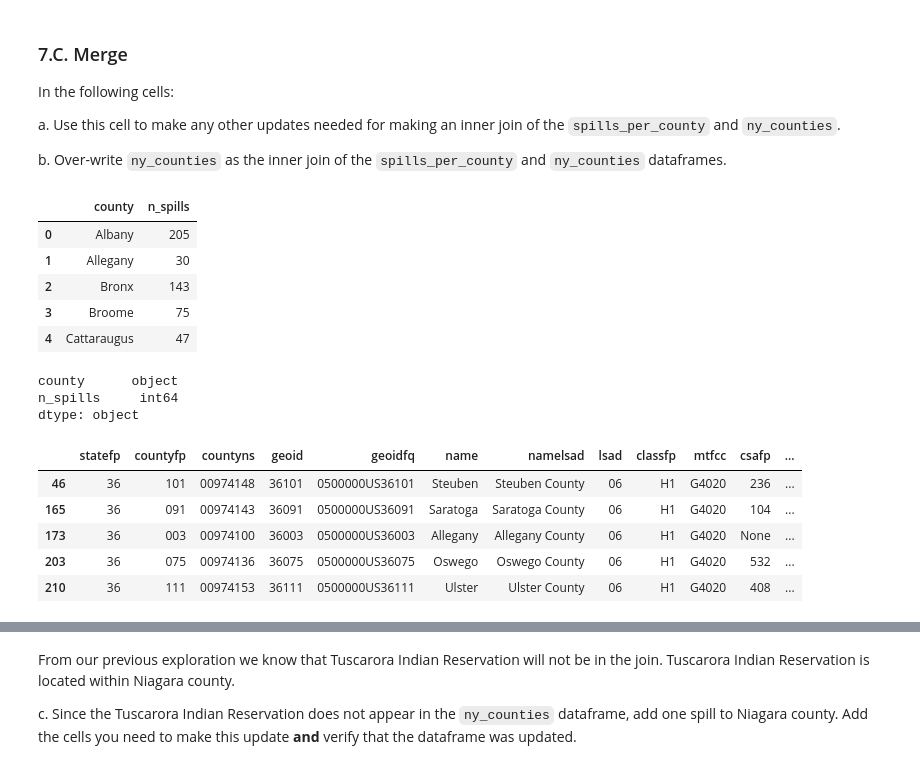
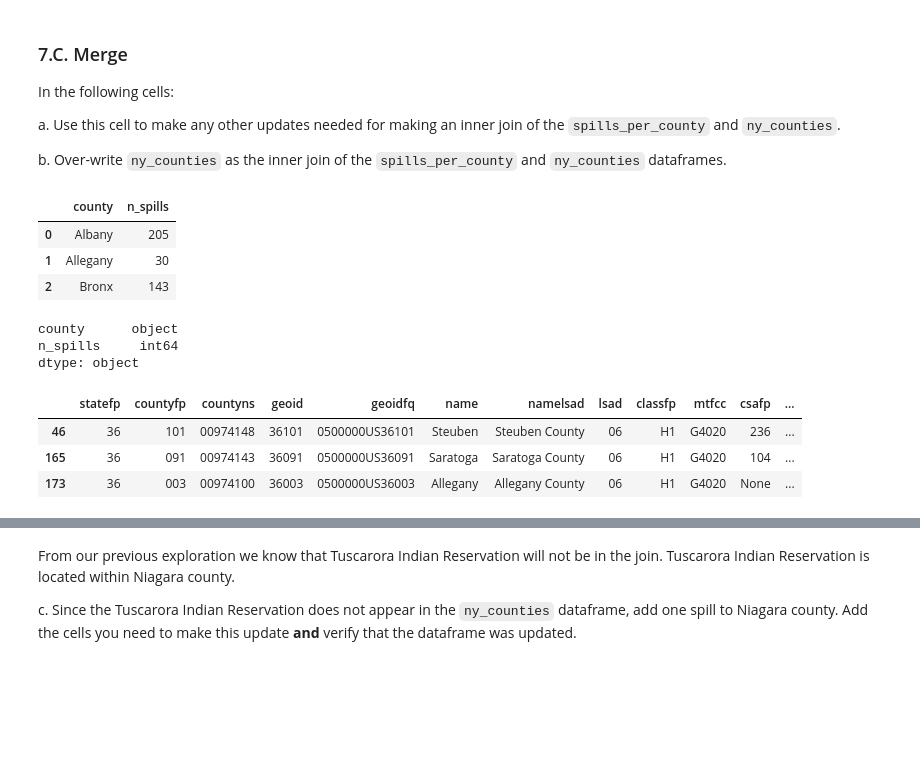
Before and after one commit to nmoraescommit/eds220-hwk3, a Jupyter notebook: hwk3-task1-spills.ipynb, the cells around one changed output, grey strips where cells are left out. Cells and saved outputs as stored; diff of their text form; code cells hidden in the pictures; blank space fills up the shorter version.

```diff
--- a/hwk3-task1-spills.ipynb
+++ b/hwk3-task1-spills.ipynb
@@ -483,27 +512,24 @@ a. Use this cell to make any other updates needed for making an inner join of th
 b. Over-write `ny_counties` as the  inner join of the `spills_per_county` and `ny_counties` dataframes.
 # %%
 # See head of dataframes
-spills_per_county.head(5)
+spills_per_county.head(3)
 # %% [output]
 |  | county | n_spills |
 | 0 | Albany | 205 |
 | 1 | Allegany | 30 |
 | 2 | Bronx | 143 |
-| 3 | Broome | 75 |
-| 4 | Cattaraugus | 47 |
-# %%
-spills_per_county.dtypes
-# %% [output]
-county      object
-n_spills     int64
-dtype: object
+# %%
+# Check dtypes of dataframe
+spills_per_county.dtypes
+# %% [output]
+county      object
+n_spills     int64
+dtype: object
 # %%
 # See head of dataframes
-ny_counties.head(5)
+ny_counties.head(3)
 # %% [output]
 |  | statefp | countyfp | countyns | geoid | geoidfq | name | namelsad | lsad | classfp | mtfcc | csafp | ... |
 | 46 | 36 | 101 | 00974148 | 36101 | 0500000US36101 | Steuben | Steuben County | 06 | H1 | G4020 | 236 | ... |
 | 165 | 36 | 091 | 00974143 | 36091 | 0500000US36091 | Saratoga | Saratoga County | 06 | H1 | G4020 | 104 | ... |
 | 173 | 36 | 003 | 00974100 | 36003 | 0500000US36003 | Allegany | Allegany County | 06 | H1 | G4020 | None | ... |
-| 203 | 36 | 075 | 00974136 | 36075 | 0500000US36075 | Oswego | Oswego County | 06 | H1 | G4020 | 532 | ... |
-| 210 | 36 | 111 | 00974153 | 36111 | 0500000US36111 | Ulster | Ulster County | 06 | H1 | G4020 | 408 | ... |
```
Also changed, not shown: parts of 28 cells of this notebook, 1 other file.
